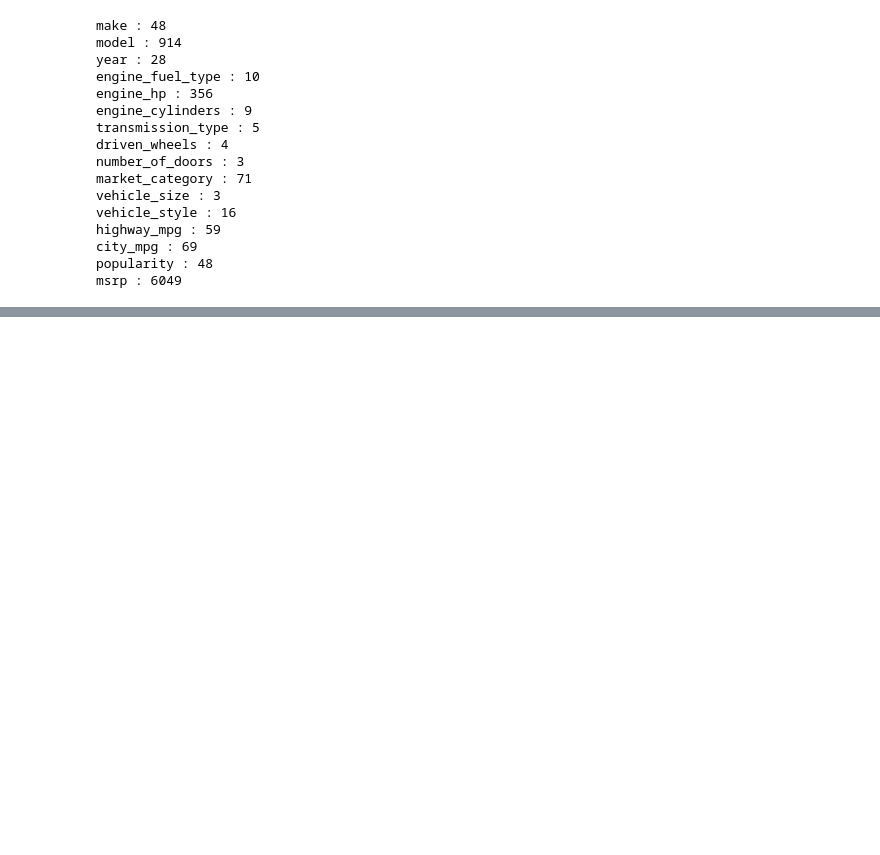
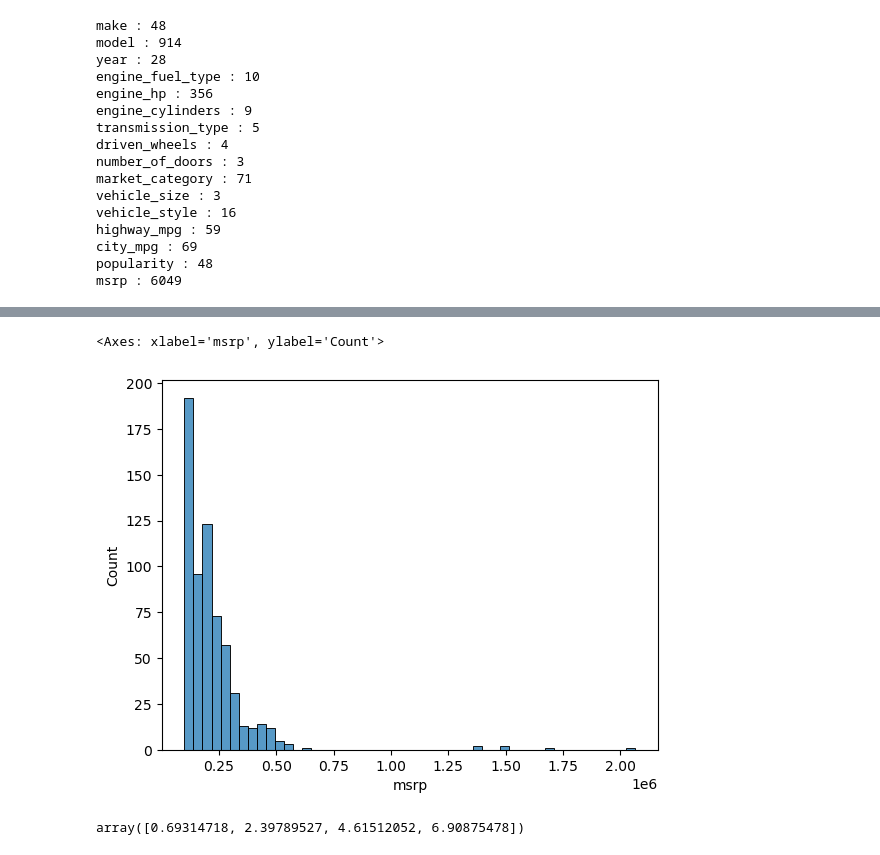
Before and after one commit to pawara101/ml_zoomcamp, a Jupyter notebook: Week-02/02-price-prediction.ipynb, the cells around one changed output, grey strips where cells are left out. Cells and saved outputs as stored; diff of their text form; code cells hidden in the pictures; blank space fills up the shorter version.

```diff
--- a/Week-02/02-price-prediction.ipynb
+++ b/Week-02/02-price-prediction.ipynb
@@ -140,0 +147,10 @@ sns.histplot(data.msrp)
+# %%
+sns.histplot(data.msrp[data.msrp>100000], bins=50)
+# %% [output]
+<Axes: xlabel='msrp', ylabel='Count'>
+[figure, added]
+# %%
+## Apply logrithmic distribution
+np.log1p([1, 10, 100, 1000])
+# %% [output]
+array([0.69314718, 2.39789527, 4.61512052, 6.90875478])
```
Also changed, not shown: parts of 5 cells of this notebook.
